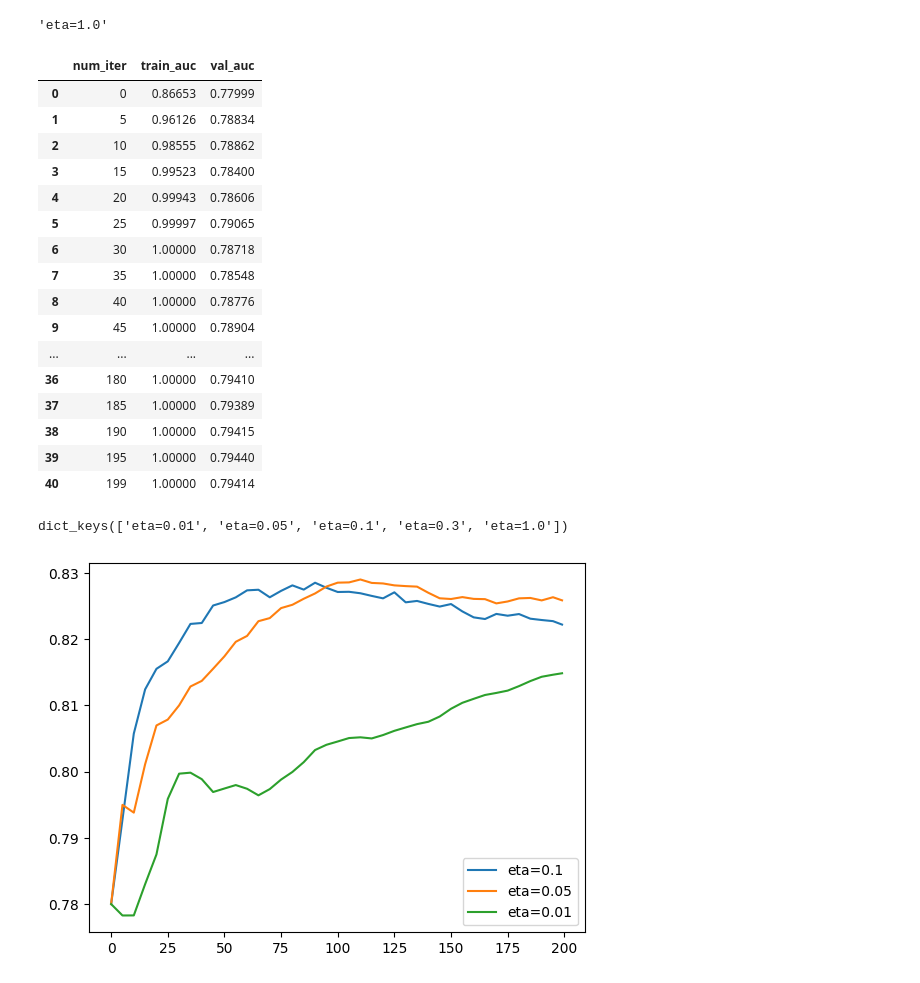
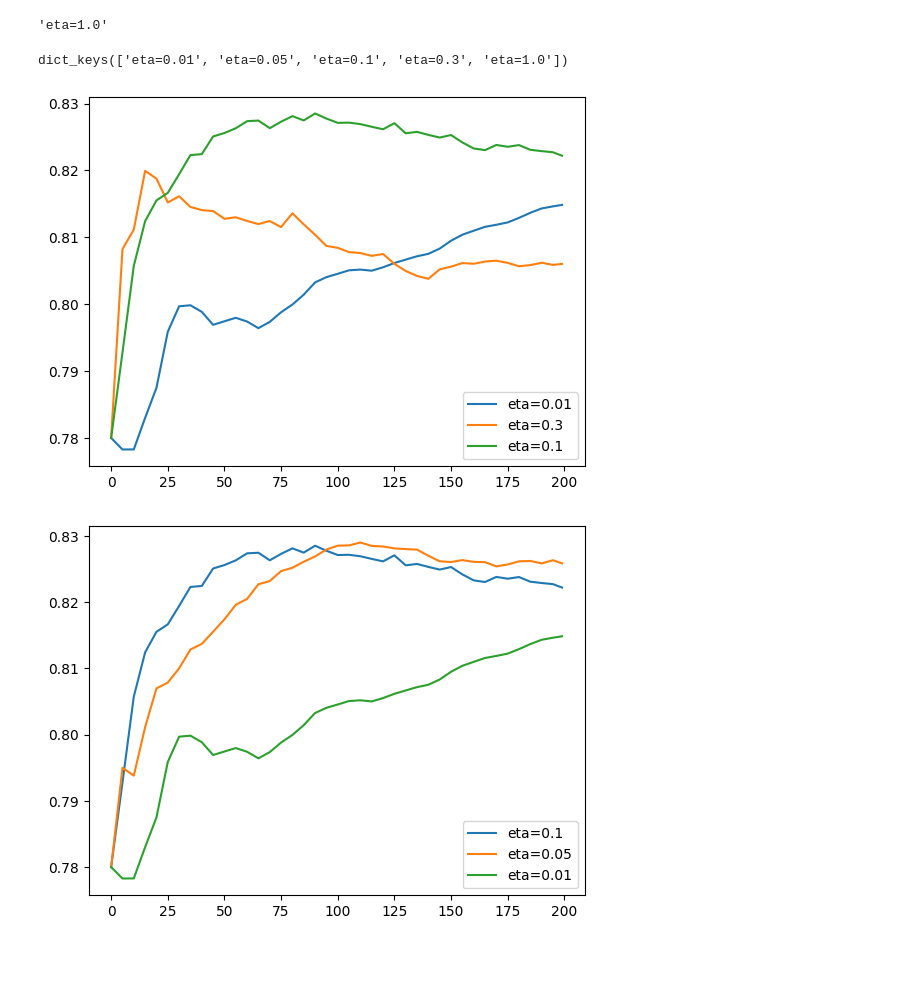
Before and after one commit to FirstBML/Machine-Learning-1st-Assigmnment, a Jupyter notebook: Homework/Modules/Decision_Tree&Ensemble_Learning.ipynb, the cells around one changed output. Drawn from its saved outputs; the diff is of its cells as text; code cells hidden in the pictures; blank space fills up the shorter version.

Commit message:
training xgboost as the  best model

```diff
--- a/Homework/Modules/Decision_Tree&Ensemble_Learning.ipynb
+++ b/Homework/Modules/Decision_Tree&Ensemble_Learning.ipynb
@@ -1049,29 +1049,21 @@ key
 # %% [output]
 'eta=1.0'
 # %%
-scores['eta=0.05']
+#scores['eta=1.0']
-# %% [output]
-|  | num_iter | train_auc | val_auc |
-| 0 | 0 | 0.86653 | 0.77999 |
-| 1 | 5 | 0.96126 | 0.78834 |
-| 2 | 10 | 0.98555 | 0.78862 |
-| 3 | 15 | 0.99523 | 0.78400 |
-| 4 | 20 | 0.99943 | 0.78606 |
-| 5 | 25 | 0.99997 | 0.79065 |
-| 6 | 30 | 1.00000 | 0.78718 |
-| 7 | 35 | 1.00000 | 0.78548 |
-| 8 | 40 | 1.00000 | 0.78776 |
-| 9 | 45 | 1.00000 | 0.78904 |
-| ... | ... | ... | ... |
-| 36 | 180 | 1.00000 | 0.79410 |
-| 37 | 185 | 1.00000 | 0.79389 |
-| 38 | 190 | 1.00000 | 0.79415 |
-| 39 | 195 | 1.00000 | 0.79440 |
-| 40 | 199 | 1.00000 | 0.79414 |
 # %%
 scores.keys()
 
 # below is the outpout to the xgbost parametre cell and scores.key that was ran 5 times
 # %% [output]
 dict_keys(['eta=0.01', 'eta=0.05', 'eta=0.1', 'eta=0.3', 'eta=1.0'])
+# %%
+etas = ['eta=0.01','eta=0.3', 'eta=0.1' ]
+
+for eta in etas:
+    df_score = scores[eta]
+    plt.plot(df_score.num_iter, df_score.val_auc, label = eta)
+plt.legend()
+plt.show()
+# %% [output]
+[figure, added]
 # %%
```
Also changed, not shown: parts of 42 cells of this notebook, 1 other file.
